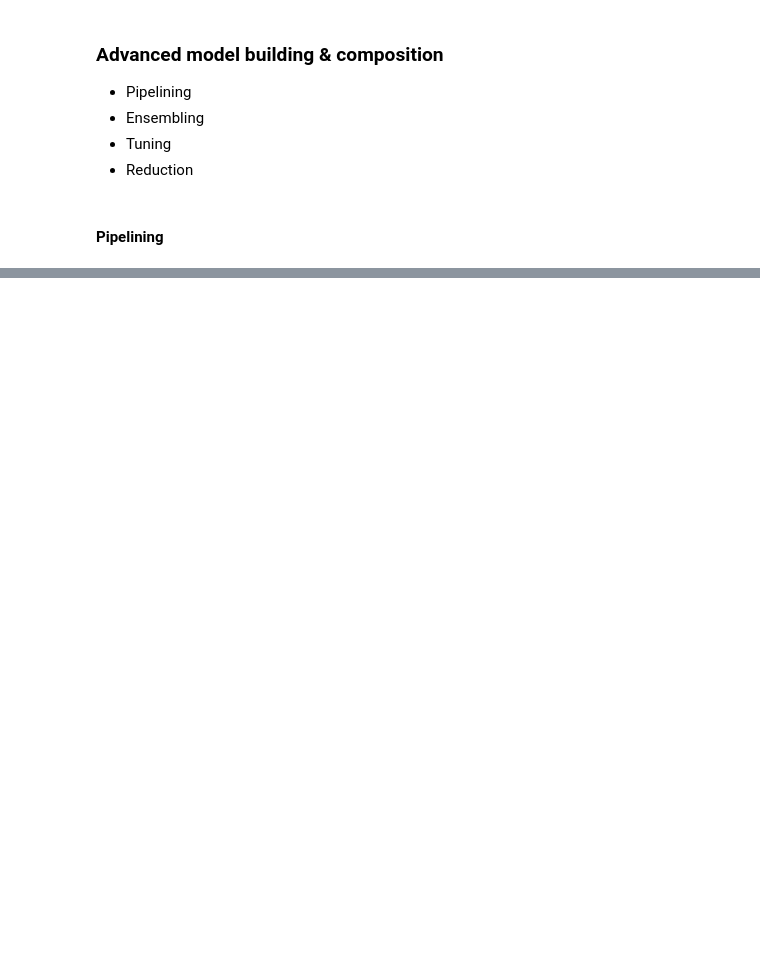
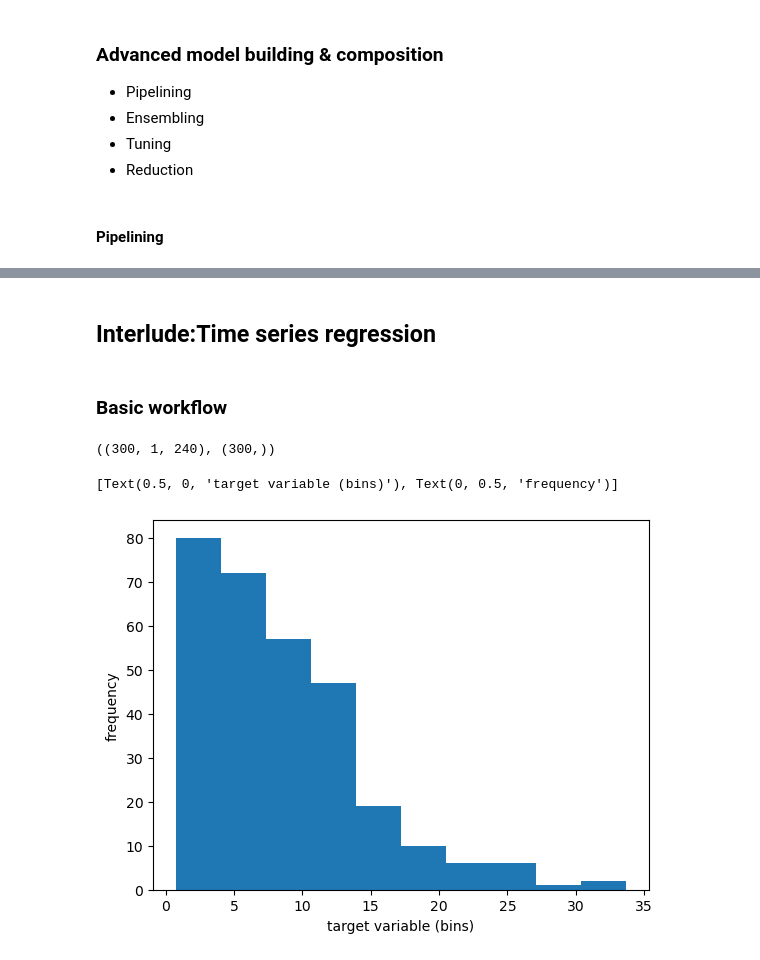
Before and after one commit to KJR020/sktime-tutorial-pydata-global-2021, a Jupyter notebook: notebooks/my_note_3_classification.ipynb, the cells around one changed output, grey strips where cells are left out. Saved outputs shown, nothing was run; the diff lists cells and outputs as text; code cells hidden in the pictures; blank space fills up the shorter version.

```diff
--- a/notebooks/my_note_3_classification.ipynb
+++ b/notebooks/my_note_3_classification.ipynb
@@ -156,0 +158,4 @@ TypeError: acf() got an unexpected keyword argument 'unbiased'
+# %% [markdown]
+## Interlude:Time series regression
+# %% [markdown]
+### Basic workflow
@@ -156,0 +166,6 @@ TypeError: acf() got an unexpected keyword argument 'unbiased'
+# %%
+X, y = load_benzene_concentration_sample()
+
+X.shape, y.shape
+# %% [output]
+((300, 1, 240), (300,))
@@ -156,0 +174,7 @@ TypeError: acf() got an unexpected keyword argument 'unbiased'
+# %%
+fig, ax = plt.subplots(1)
+ax.hist(y)
+ax.set(xlabel="target variable (bins)", ylabel="frequency")
+# %% [output]
+[Text(0.5, 0, 'target variable (bins)'), Text(0, 0.5, 'frequency')]
+[figure, added]
```
Also changed, not shown: parts of 16 cells of this notebook.
